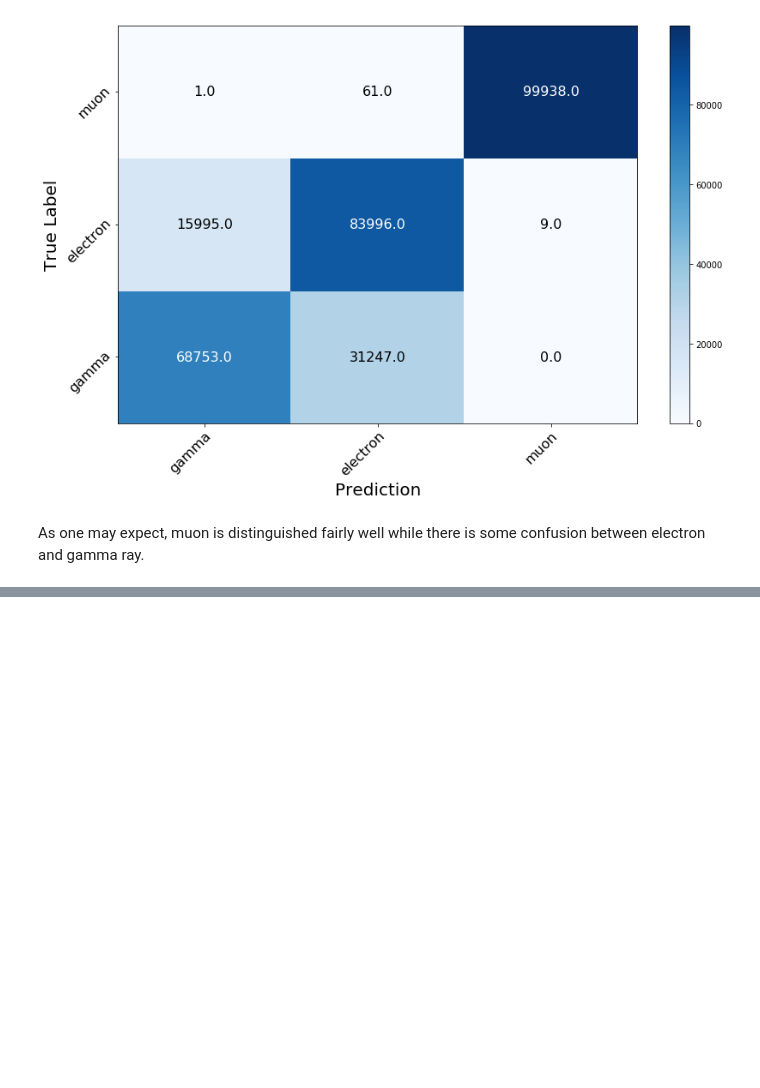
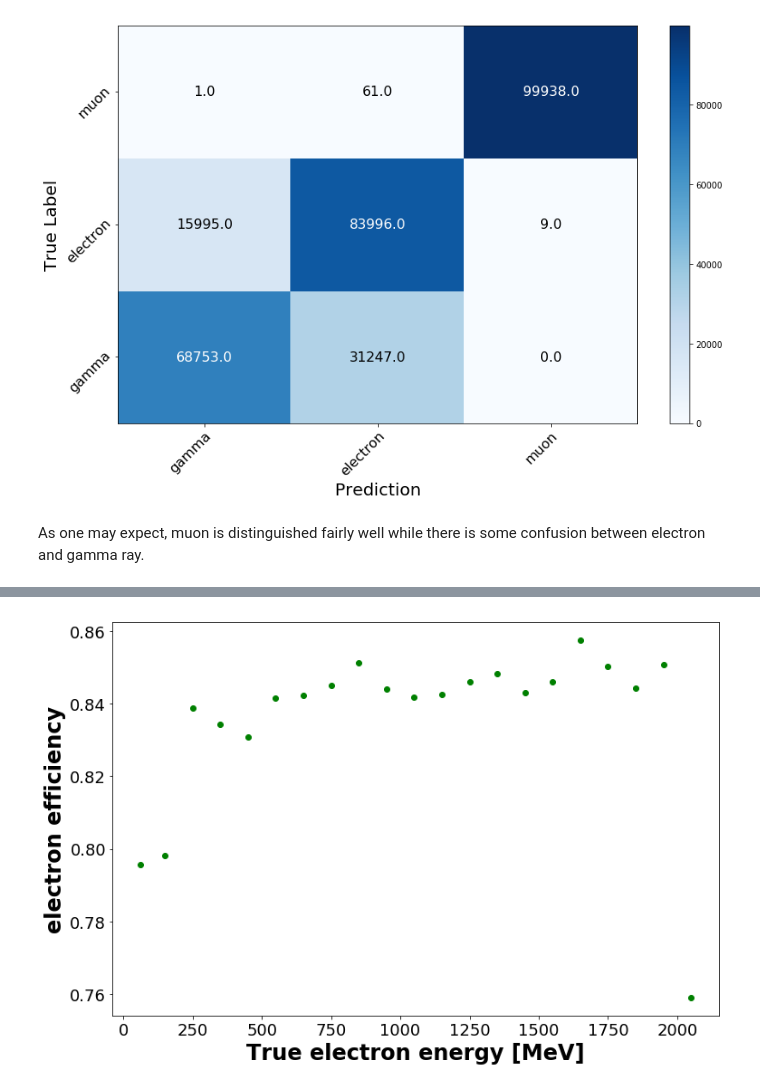
Before and after one commit to WatChMaL/UVicWorkshopPlayground, a Jupyter notebook: B/notebooks/CNN_try.ipynb, the cells around one changed output, grey strips where cells are left out. Saved outputs shown, nothing was run; the diff lists cells and outputs as text; code cells hidden in the pictures; blank space fills up the shorter version.

```diff
--- a/B/notebooks/CNN_try.ipynb
+++ b/B/notebooks/CNN_try.ipynb
@@ -372,0 +519,10 @@ As one may expect, muon is distinguished fairly well while there is some confusi
+# %%
+fig,ax = plt.subplots(figsize=(12,8),facecolor='w')
+line11 = ax.plot(bin_cents[:len(frac_electron_as_electron)],frac_electron_as_electron, marker='o',linestyle='', label='electron true positive rate', color='green', alpha=1.0)
+ax.set_xlabel('True electron energy [MeV]',fontweight='bold',fontsize=24,color='black')
+ax.tick_params('x',colors='black',labelsize=18)
+ax.set_ylabel('electron efficiency', fontsize=24, fontweight='bold',color='black')
+ax.tick_params('y',colors='black',labelsize=18)
+plt.show()
+# %% [output]
+[figure, added]
```
Also changed, not shown: parts of 16 cells of this notebook, 2 other files.
